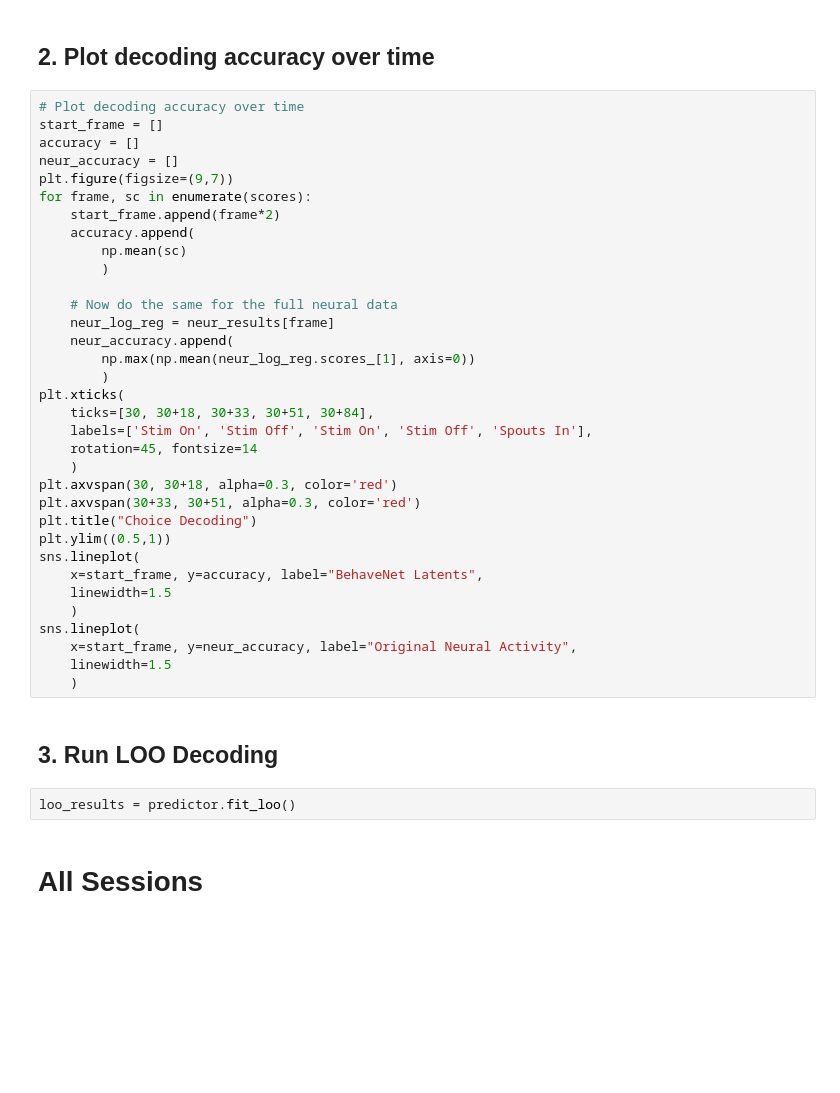
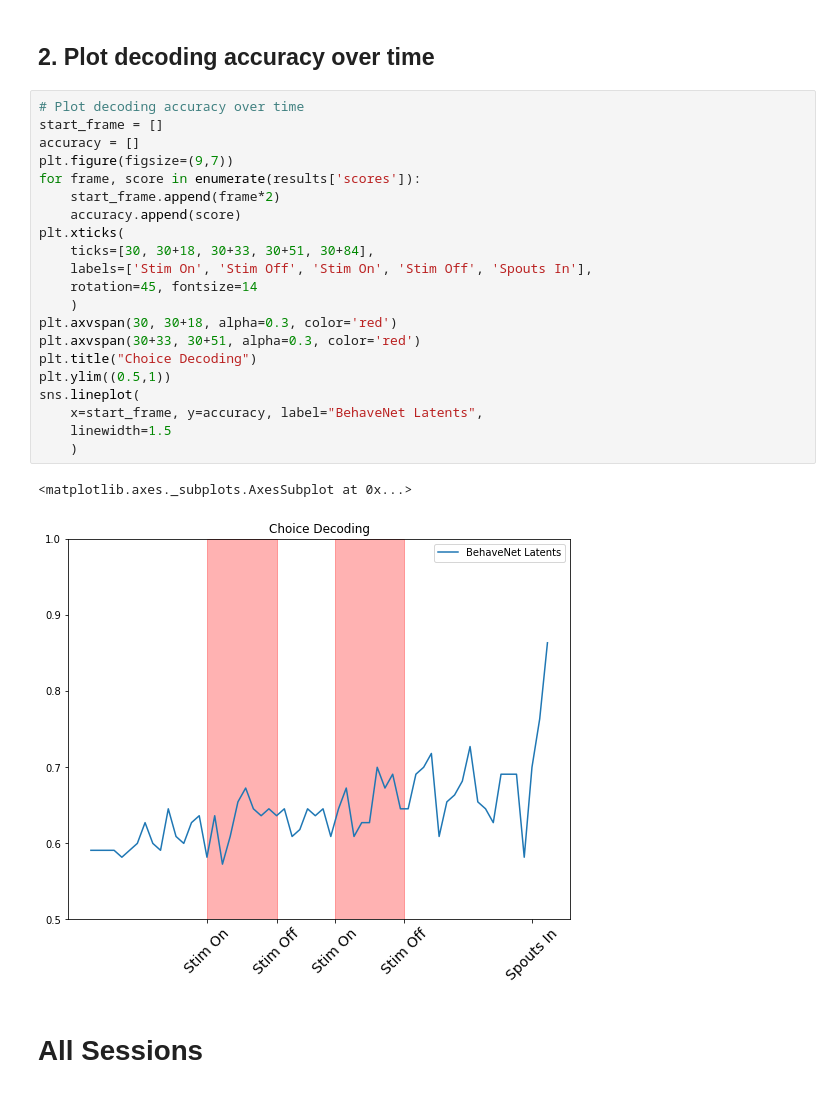
Before and after one commit to chingf/glm-hmm, a Jupyter notebook: 2019-10-01-choicedecoding-behavelatents.ipynb, the cells around one changed output. Saved outputs shown, nothing was run; the diff lists cells and outputs as text; blank space fills up the shorter version.

```diff
--- a/2019-10-01-choicedecoding-behavelatents.ipynb
+++ b/2019-10-01-choicedecoding-behavelatents.ipynb
@@ -85,41 +58,27 @@ pickle.dump(results, open(
 # %%
 # Plot decoding accuracy over time
 start_frame = []
 accuracy = []
-neur_accuracy = []
 plt.figure(figsize=(9,7))
-for frame, sc in enumerate(scores):
+for frame, score in enumerate(results['scores']):
     start_frame.append(frame*2)
-    accuracy.append(
-        np.mean(sc)
-        )
-
-    # Now do the same for the full neural data
-    neur_log_reg = neur_results[frame]
-    neur_accuracy.append(
-        np.max(np.mean(neur_log_reg.scores_[1], axis=0))
-        )
+    accuracy.append(score)
 plt.xticks(
     ticks=[30, 30+18, 30+33, 30+51, 30+84],
     labels=['Stim On', 'Stim Off', 'Stim On', 'Stim Off', 'Spouts In'],
     rotation=45, fontsize=14
     )
 plt.axvspan(30, 30+18, alpha=0.3, color='red')
 plt.axvspan(30+33, 30+51, alpha=0.3, color='red')
 plt.title("Choice Decoding")
 plt.ylim((0.5,1))
 sns.lineplot(
     x=start_frame, y=accuracy, label="BehaveNet Latents",
     linewidth=1.5
     )
-sns.lineplot(
-    x=start_frame, y=neur_accuracy, label="Original Neural Activity",
-    linewidth=1.5
-    )
+# %% [output]
+<matplotlib.axes._subplots.AxesSubplot at 0x...>
+[figure, added]
-# %% [markdown]
-## 3. Run LOO Decoding
-# %%
-loo_results = predictor.fit_loo()
 # %% [markdown]
 # All Sessions
 # %% [markdown]
```
Also changed, not shown: parts of 3 cells of this notebook, 2 other files.
